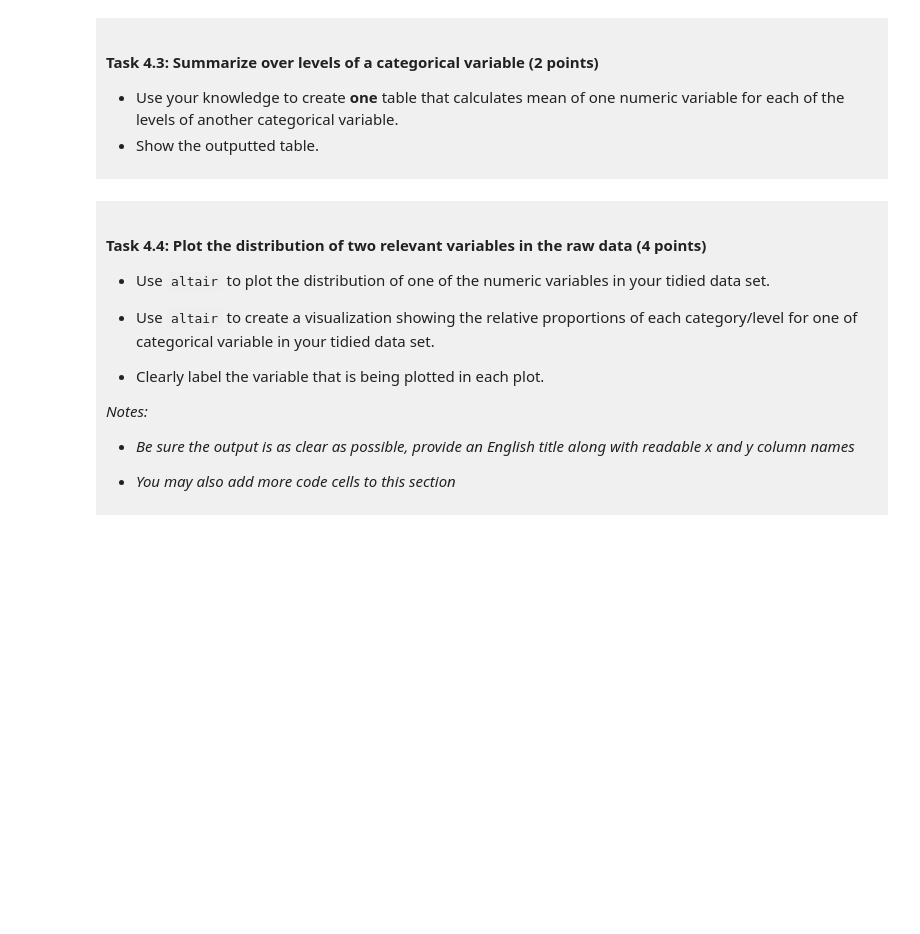
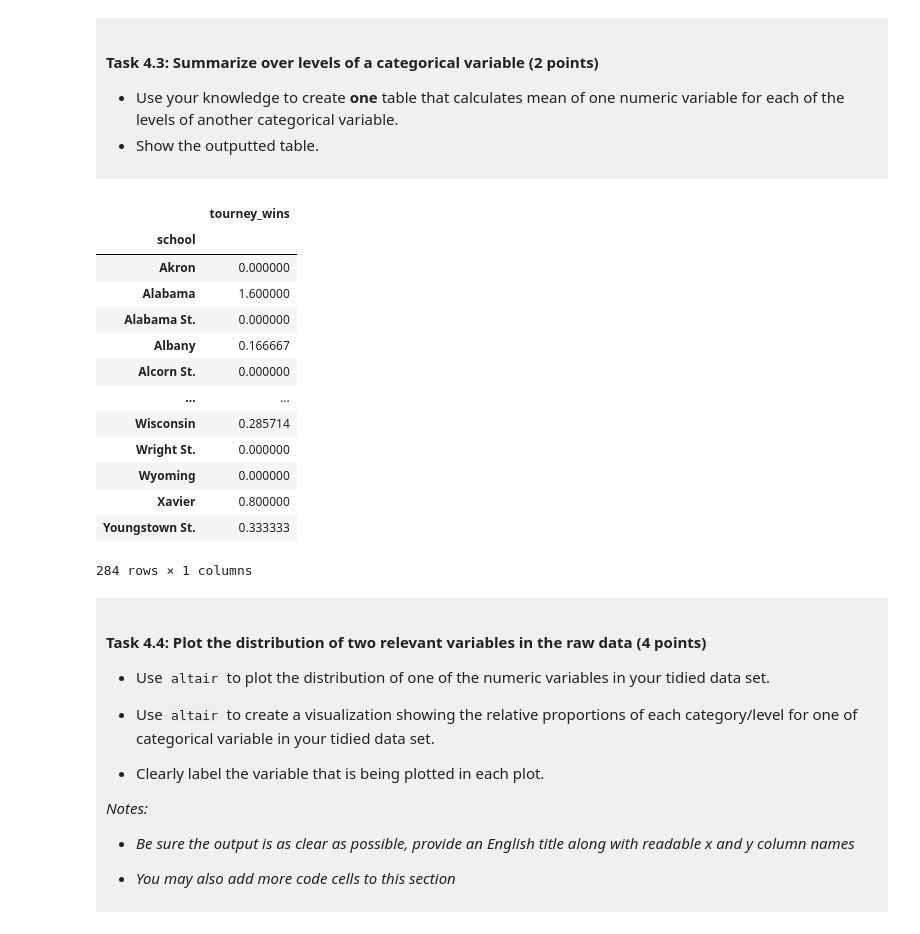
Before and after one commit to vliu9793-afk/toy_ds_project, a Jupyter notebook: dsci-100-project-notebook (1).ipynb, the cells around one changed output. Cells and saved outputs as stored; diff of their text form; code cells hidden in the pictures; blank space fills up the shorter version.

```diff
--- a/dsci-100-project-notebook (1).ipynb
+++ b/dsci-100-project-notebook (1).ipynb
@@ -260,7 +275,23 @@ You will refine your research question (if needed) and produce a tidy data set.
 - Show the outputted table.
 </div>
 # %%
-### EDIT THIS CODE CELL ###
+school_sum= (tidy_data.groupby('school')[['tourney_wins']].mean())
+school_sum
+# %% [output]
+|  | tourney_wins |
+| school |  |
+| Akron | 0.000000 |
+| Alabama | 1.600000 |
+| Alabama St. | 0.000000 |
+| Albany | 0.166667 |
+| Alcorn St. | 0.000000 |
+| ... | ... |
+| Wisconsin | 0.285714 |
+| Wright St. | 0.000000 |
+| Wyoming | 0.000000 |
+| Xavier | 0.800000 |
+| Youngstown St. | 0.333333 |
+284 rows × 1 columns
 # %% [markdown]
 <div style="background-color: #f0f0f0; padding: 10px;">
 
```
Also changed, not shown: parts of 9 cells of this notebook.
